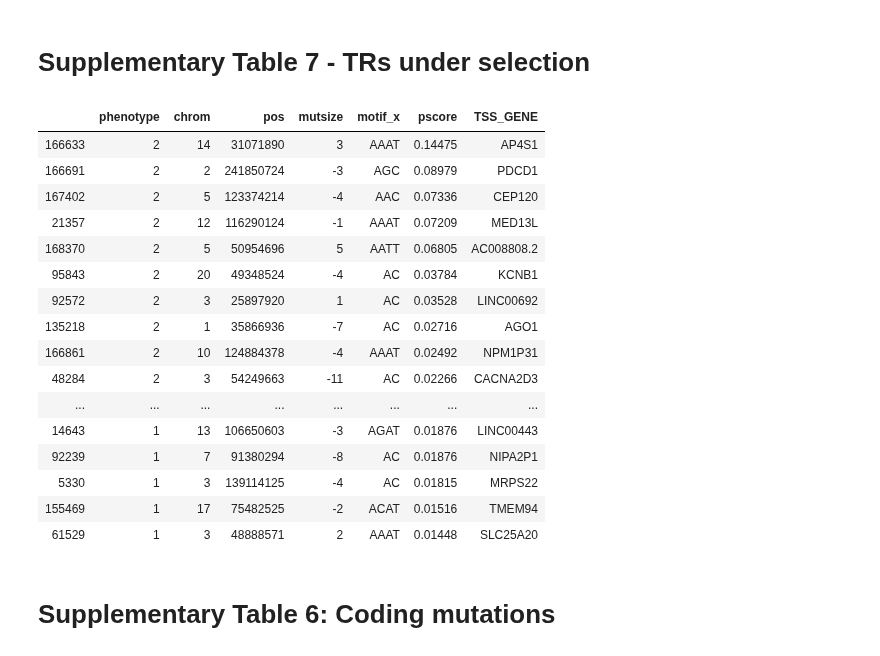
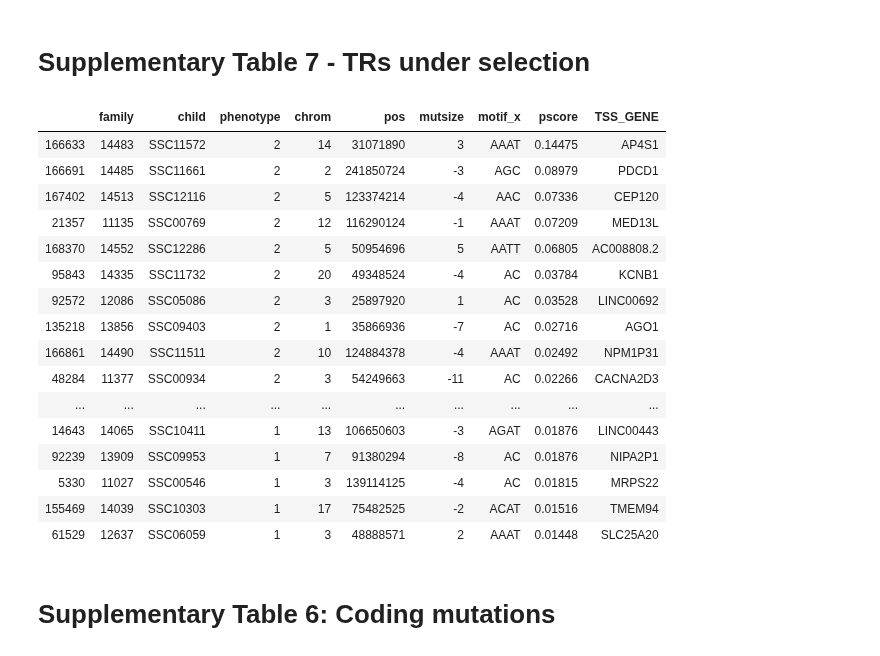
Before and after one commit to gymreklab/ssc-denovos-paper, a Jupyter notebook: figure-notebooks-publish/Mitra_etal_Figure3+4_Burden_v2.ipynb, the cells around one changed output. Saved outputs shown, nothing was run; the diff lists cells and outputs as text; code cells hidden in the pictures.

Commit message:
adding sample ids to supp tables

```diff
--- a/figure-notebooks-publish/Mitra_etal_Figure3+4_Burden_v2.ipynb
+++ b/figure-notebooks-publish/Mitra_etal_Figure3+4_Burden_v2.ipynb
@@ -977,26 +973,26 @@ MannwhitneyuResult(statistic=2654.5, pvalue=0.0006745537263945988)
 # %% [markdown]
 # Supplementary Table 7 - TRs under selection
 # %%
-cols = ["phenotype","chrom","pos","mutsize","motif_x","pscore","TSS_GENE"]
+cols = ["family","child","phenotype","chrom","pos","mutsize","motif_x","pscore","TSS_GENE"]
 seldata[(seldata["pscore"]>s_threshs[-1]) & (seldata["qvalue"]<q_thresh) & (seldata["freq"]<=0)].sort_values(["phenotype","pscore"], ascending=False)[cols]
 # %% [output]
-|  | phenotype | chrom | pos | mutsize | motif_x | pscore | TSS_GENE |
-| 166633 | 2 | 14 | 31071890 | 3 | AAAT | 0.14475 | AP4S1 |
-| 166691 | 2 | 2 | 241850724 | -3 | AGC | 0.08979 | PDCD1 |
-| 167402 | 2 | 5 | 123374214 | -4 | AAC | 0.07336 | CEP120 |
-| 21357 | 2 | 12 | 116290124 | -1 | AAAT | 0.07209 | MED13L |
-| 168370 | 2 | 5 | 50954696 | 5 | AATT | 0.06805 | AC008808.2 |
-| 95843 | 2 | 20 | 49348524 | -4 | AC | 0.03784 | KCNB1 |
-| 92572 | 2 | 3 | 25897920 | 1 | AC | 0.03528 | LINC00692 |
-| 135218 | 2 | 1 | 35866936 | -7 | AC | 0.02716 | AGO1 |
-| 166861 | 2 | 10 | 124884378 | -4 | AAAT | 0.02492 | NPM1P31 |
-| 48284 | 2 | 3 | 54249663 | -11 | AC | 0.02266 | CACNA2D3 |
-| ... | ... | ... | ... | ... | ... | ... | ... |
-| 14643 | 1 | 13 | 106650603 | -3 | AGAT | 0.01876 | LINC00443 |
-| 92239 | 1 | 7 | 91380294 | -8 | AC | 0.01876 | NIPA2P1 |
-| 5330 | 1 | 3 | 139114125 | -4 | AC | 0.01815 | MRPS22 |
-| 155469 | 1 | 17 | 75482525 | -2 | ACAT | 0.01516 | TMEM94 |
-| 61529 | 1 | 3 | 48888571 | 2 | AAAT | 0.01448 | SLC25A20 |
+|  | family | child | phenotype | chrom | pos | mutsize | motif_x | pscore | TSS_GENE |
+| 166633 | 14483 | SSC11572 | 2 | 14 | 31071890 | 3 | AAAT | 0.14475 | AP4S1 |
+| 166691 | 14485 | SSC11661 | 2 | 2 | 241850724 | -3 | AGC | 0.08979 | PDCD1 |
+| 167402 | 14513 | SSC12116 | 2 | 5 | 123374214 | -4 | AAC | 0.07336 | CEP120 |
+| 21357 | 11135 | SSC00769 | 2 | 12 | 116290124 | -1 | AAAT | 0.07209 | MED13L |
+| 168370 | 14552 | SSC12286 | 2 | 5 | 50954696 | 5 | AATT | 0.06805 | AC008808.2 |
+| 95843 | 14335 | SSC11732 | 2 | 20 | 49348524 | -4 | AC | 0.03784 | KCNB1 |
+| 92572 | 12086 | SSC05086 | 2 | 3 | 25897920 | 1 | AC | 0.03528 | LINC00692 |
+| 135218 | 13856 | SSC09403 | 2 | 1 | 35866936 | -7 | AC | 0.02716 | AGO1 |
+| 166861 | 14490 | SSC11511 | 2 | 10 | 124884378 | -4 | AAAT | 0.02492 | NPM1P31 |
+| 48284 | 11377 | SSC00934 | 2 | 3 | 54249663 | -11 | AC | 0.02266 | CACNA2D3 |
+| ... | ... | ... | ... | ... | ... | ... | ... | ... | ... |
+| 14643 | 14065 | SSC10411 | 1 | 13 | 106650603 | -3 | AGAT | 0.01876 | LINC00443 |
+| 92239 | 13909 | SSC09953 | 1 | 7 | 91380294 | -8 | AC | 0.01876 | NIPA2P1 |
+| 5330 | 11027 | SSC00546 | 1 | 3 | 139114125 | -4 | AC | 0.01815 | MRPS22 |
+| 155469 | 14039 | SSC10303 | 1 | 17 | 75482525 | -2 | ACAT | 0.01516 | TMEM94 |
+| 61529 | 12637 | SSC06059 | 1 | 3 | 48888571 | 2 | AAAT | 0.01448 | SLC25A20 |
 # %% [markdown]
 # Supplementary Table 6: Coding mutations
 # %%
```
Also changed, not shown: parts of 2 cells of this notebook.
